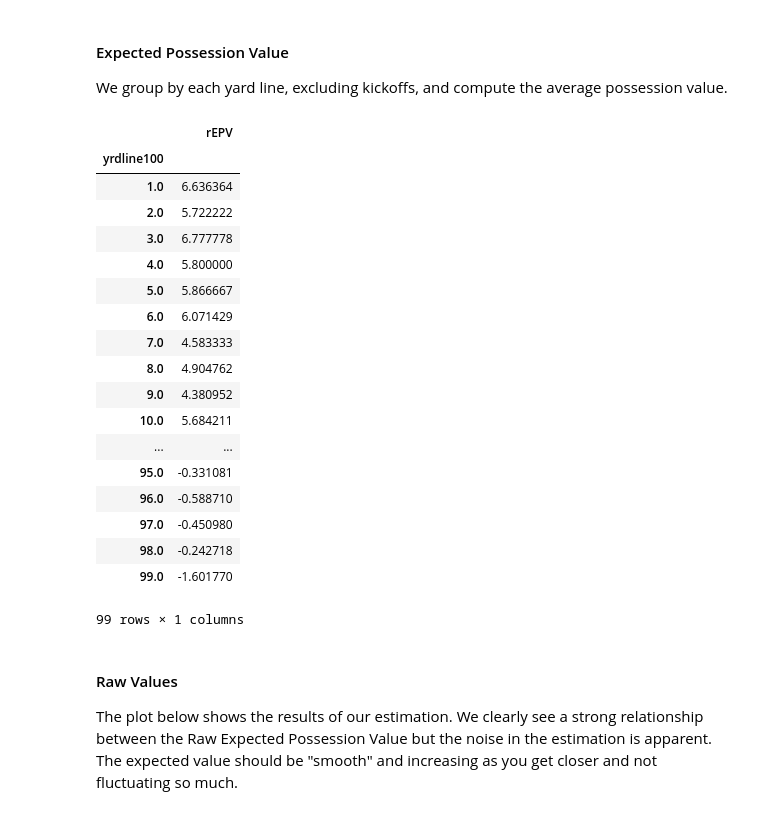
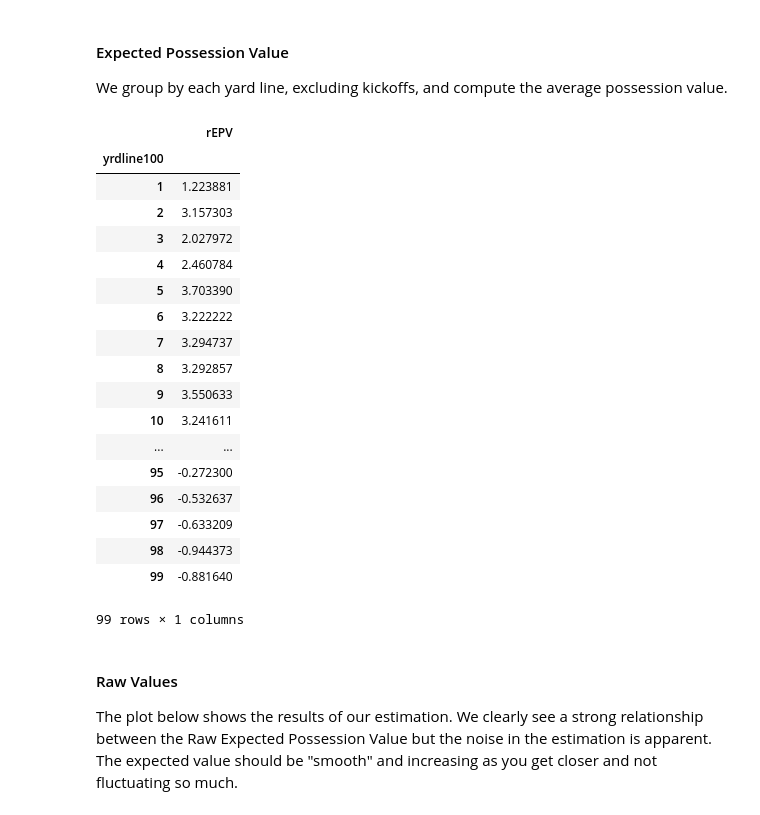
Before and after one commit to ntran16/CalFootball_4thDown, a Jupyter notebook: Cal - 4th Down Bot.ipynb, the cells around one changed output. Drawn from its saved outputs; the diff is of its cells as text; code cells hidden in the pictures.

```diff
--- a/Cal - 4th Down Bot.ipynb
+++ b/Cal - 4th Down Bot.ipynb
@@ -127,10 +127,10 @@ def load_year(pxp):
                                 (pxp['homeTeam'] == pxp['offenseTeam']) & (pxp['type'].str.contains('Kickoff')),
                                 (pxp['awayTeam'] == pxp['offenseTeam']) & (~pxp['type'].str.contains('Kickoff')),
                                 (pxp['awayTeam'] == pxp['offenseTeam']) & (pxp['type'].str.contains('Kickoff'))],
-                               [100-pxp['yardLine'], pxp['yardLine'], pxp['yardLine'], 100-pxp['yardLine']], default='np.nan')
+                               [100-pxp['yardLine'], pxp['yardLine'], pxp['yardLine'], 100-pxp['yardLine']], default='np.nan').astype(int)
 
     # Compute field region
-#     pxp['yrdregion'] = pd.cut(pxp['yrdline100'], [0., 9., 20., 100.], labels=['Inside10', '10to20', 'Beyond20'])
+    pxp['yrdregion'] = pd.cut(pxp['yrdline100'], [0., 9., 20., 100.], labels=['Inside10', '10to20', 'Beyond20'])
 
     # Compute Touchdown play: Make a new column to determine offensive touchdown (only either rushing or passing play)
     # The NFL model use both defensive and offensive TD here (and some other weird type of TD)
@@ -202,7 +202,7 @@ def extract_kickoffs_and_possessions(pxp):
     ko_mask = pxp['type'].isin(['Kickoff', 'Kickoff Return (Defense)','Kickoff Return Touchdown','Kickoff Return (Offense)'])
     kickoffs = pxp.loc[ko_mask]
     # Exclude kickoffs and XPs and groupby GameID and Drive
-    xp_mask = pxp['type'].isin(['Extra Point Good','Blocked PAT','Extra Point Missed'])
+    xp_mask = pxp['type'].isin(['Extra Point Good','Blocked PAT','Extra Point Missed','No Play'])
     game_drives = pxp.loc[~ko_mask & ~xp_mask].groupby(['gameId', 'driveIndex'])
 
     poss_starts = game_drives.head(1)
@@ -229,11 +229,7 @@ def extract_kickoffs_and_possessions(pxp):
     ko_and_poss['PossessionValue'] = ko_and_poss['NextScore'] * \
         (posteam_is_home - posteam_is_away)
 
-    # Retrict to first and third quarters
-    first_and_third_qtr = (ko_and_poss['quarter'] == 1) | (ko_and_poss['quarter'] == 3)
-    ko_and_poss_first_and_third = ko_and_poss.loc[first_and_third_qtr]
-
-    return ko_and_poss_first_and_third
+    return ko_and_poss
 # %% [markdown]
 ### Extract Punts
 
@@ -385,8 +351,8 @@ In the dataset, the return team is considered the possessing team.  So computing
 After this, `ekv` contains our model for Expected Kickoff Value.
 # %%
 # Restrict to kickoff events
-ko = ko_and_poss['PlayType'] == 'Kickoff'
+ko = ko_and_poss_first_and_third['type'].isin(['Kickoff','Kickoff Return (Defense)','Kickoff Return Touchdown','Kickoff Return (Offense)'])
 # Compute the average kickoff value
-ekv = ko_and_poss.loc[ko]['PossessionValue'].mean()
+ekv = ko_and_poss_first_and_third.loc[ko]['PossessionValue'].mean()
 print("Expected Kickoff Value: {:.3f} pts".format(ekv))
 # %% [output]
@@ -398,34 +385,34 @@ We group by each yard line, excluding kickoffs, and compute the average possessi
 # %%
 # 1. Ignore kickoffs
 # 2. Group by yardline
 # 3. Take the average of PossessionValue
 # 4. Convert to DataFrame instead of Series
 # 5. Make the index a column instead
-possession_values = ko_and_poss.loc[~ko].\
+possession_values = ko_and_poss_first_and_third.loc[~ko].\
     groupby('yrdline100')['PossessionValue'].\
     mean().\
     to_frame()
 possession_values.columns = ['rEPV']   # Update column names
 possession_values
 # %% [output]
 |  | rEPV |
 | yrdline100 |  |
-| 1.0 | 6.636364 |
-| 2.0 | 5.722222 |
-| 3.0 | 6.777778 |
-| 4.0 | 5.800000 |
-| 5.0 | 5.866667 |
-| 6.0 | 6.071429 |
-| 7.0 | 4.583333 |
-| 8.0 | 4.904762 |
-| 9.0 | 4.380952 |
-| 10.0 | 5.684211 |
+| 1 | 1.223881 |
+| 2 | 3.157303 |
+| 3 | 2.027972 |
+| 4 | 2.460784 |
+| 5 | 3.703390 |
+| 6 | 3.222222 |
+| 7 | 3.294737 |
+| 8 | 3.292857 |
+| 9 | 3.550633 |
+| 10 | 3.241611 |
 | ... | ... |
-| 95.0 | -0.331081 |
-| 96.0 | -0.588710 |
-| 97.0 | -0.450980 |
-| 98.0 | -0.242718 |
-| 99.0 | -1.601770 |
+| 95 | -0.272300 |
+| 96 | -0.532637 |
+| 97 | -0.633209 |
+| 98 | -0.944373 |
+| 99 | -0.881640 |
 99 rows × 1 columns
 # %% [markdown]
 #### Raw Values
```
Also changed, not shown: parts of 5 cells of this notebook, 5 other files.
